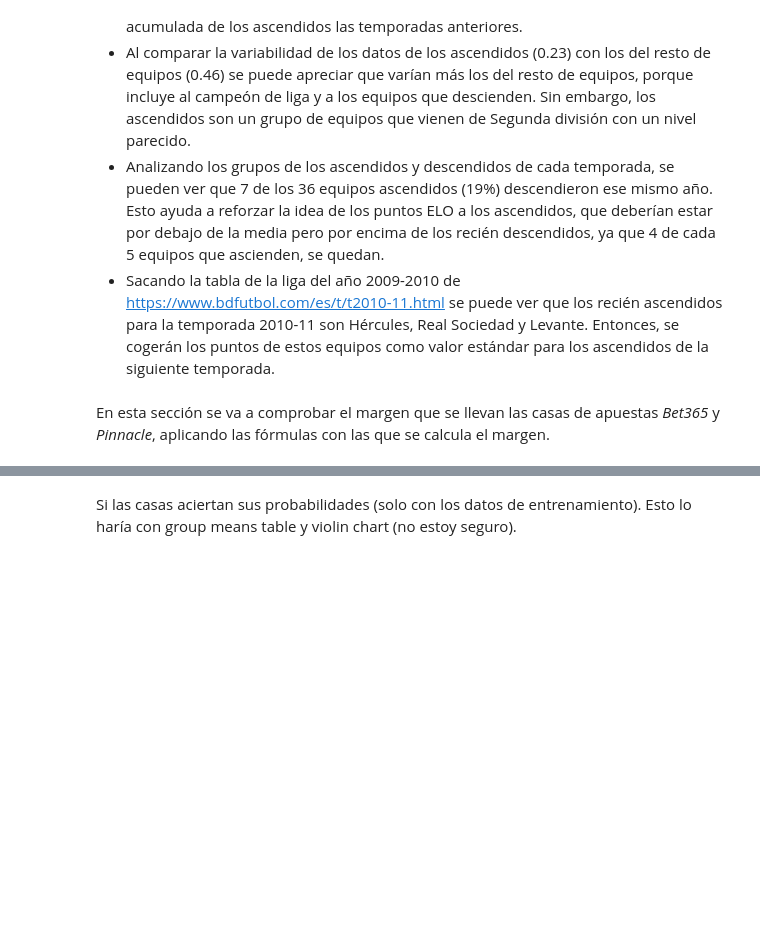
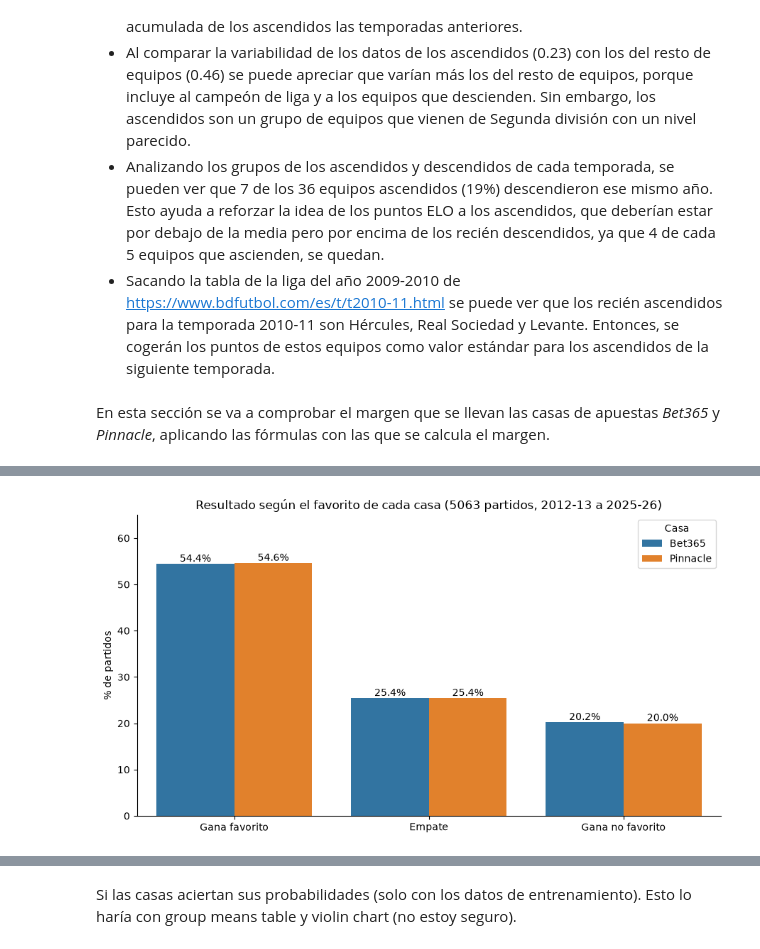
Before and after one commit to nestorm1/C-digo, a Jupyter notebook: main.ipynb, the cells around one changed output, grey strips where cells are left out. Cells and saved outputs as stored; diff of their text form; code cells hidden in the pictures; blank space fills up the shorter version.

```diff
--- a/main.ipynb
+++ b/main.ipynb
@@ -652,0 +736,97 @@ Frecuencia de victoria para el favorito, suponiendo que el favorito es el que ha
+# %%
+cuotas_casa = {"Bet365": ["B365H", "B365D", "B365A"], "Pinnacle": ["PSH", "PSD", "PSA"]}
+
+# partidos sin favorito claro: el empate es favorito o la cuota mínima se repite
+mascara_sin_favorito = pd.Series(False, index=laliga_cuotas.index)
+for casa, cols in cuotas_casa.items(): # solo tiene dos iteraciones
+    cuotas = laliga_cuotas[cols].set_axis(["H", "D", "A"], axis=1) # renombras las columnas para no usar mapeo
+    minimo = cuotas.min(axis=1)
+    minimo_repetido = cuotas.eq(minimo, axis=0).sum(axis=1) > 1 # miras cuantas cuotas son iguales al mínimo = empates de cuota
+    empate_favorito = cuotas["D"] == minimo # si el mínimo es el empate
+    mascara_sin_favorito |= minimo_repetido | empate_favorito  # añades los partidos con alguna de estas condiciones
+
+laliga_favorito = laliga_cuotas[~mascara_sin_favorito].copy()
+print(f"Partidos quitados por no tener un favorito claro: {mascara_sin_favorito.sum()}")
+print(f"Partidos analizados: {len(laliga_favorito)}")
+
+# favorito de cada casa y categoría del resultado
+for casa, cols in cuotas_casa.items():
+    favorito = laliga_favorito[cols].set_axis(["H", "D", "A"], axis=1).idxmin(axis=1) # renombras y sacas favorito de todas los partidos de la misma casa
+    laliga_favorito[f"Favorito {casa}"] = favorito # lo asignas a cada partido
+    laliga_favorito[f"Categoria {casa}"] = np.select([laliga_favorito["FTR"] == favorito, laliga_favorito["FTR"] == "D"], ["Gana favorito", "Empate"], default="Gana no favorito")
+    # np.select funciona como un condicional bloque 1 con bloque 1 y bloque 2 con bloque 2.
+
+largo_favorito = laliga_favorito.melt(id_vars="Temporada", value_vars=[f"Categoria {c}" for c in cuotas_casa], var_name="Casa", value_name="Categoria") # se pasa a formato largo
+largo_favorito["Casa"] = largo_favorito["Casa"].str.replace("Categoria ", "")
+
+orden_favorito = ["Gana favorito", "Empate", "Gana no favorito"]
+partidos_favorito = pd.crosstab(largo_favorito["Categoria"], largo_favorito["Casa"]).reindex(orden_favorito) # cuenta filas de cada combinación (casa y categoría (resultado)) y se ordenan
+porcentaje_favorito = (partidos_favorito / partidos_favorito.sum() * 100).round(1)
+
+tabla_favorito = pd.concat({"Partidos": partidos_favorito, "%": porcentaje_favorito}, axis=1)
+display(tabla_favorito)
+
+# ¿coinciden las dos casas en el favorito?
+coinciden = (laliga_favorito["Favorito Bet365"] == laliga_favorito["Favorito Pinnacle"]).mean() * 100
+print(f"Partidos en los que las dos casas tienen el mismo favorito: {coinciden:.1f} %")
+
+# porcentajes de la tabla en formato largo: una fila por categoría y casa
+barras_favorito = porcentaje_favorito.reset_index().melt(id_vars="Categoria", var_name="Casa", value_name="Porcentaje") # pasa la tabla a una fila por categoría y casa
+
+fig, ax = plt.subplots(figsize=(9, 5))
+sns.barplot(data=barras_favorito, x="Categoria", y="Porcentaje", hue="Casa", order=orden_favorito, ax=ax)
+for contenedor in ax.containers:
+    ax.bar_label(contenedor, fmt="%.1f%%")
+ax.set_ylim(0, 65)
+ax.set_xlabel("")
+ax.set_ylabel("% de partidos")
+ax.set_title(f"Resultado según el favorito de cada casa ({len(laliga_favorito)} partidos, 2012-13 a 2025-26)")
+sns.despine()
+plt.tight_layout()
+fig.savefig("results/favorito_resultado.png", dpi=150)
+plt.show()
+
+# % de aciertos del favorito por temporada y casa
+acierto_temporada = (largo_favorito.assign(Acierta=largo_favorito["Categoria"] == "Gana favorito").groupby(["Temporada", "Casa"])["Acierta"].mean().mul(100).reset_index(name="Porcentaje"))
+# assign crea columna con true si gana el favorito, luego groupby hace un grupo por cada combinación de casa y temporada, calcula la proporción de aciertos en cada grupo y lo pasa a porcentaje.
+
+# referencia: % de victorias locales en los mismos partidos
+local_temporada = (laliga_favorito["FTR"] == "H").groupby(laliga_favorito["Temporada"]).mean().mul(100).reset_index(name="Porcentaje") # hace lo mismo pero para local
+local_temporada["Casa"] = "Siempre al local"
+
+lineas_favorito = pd.concat([acierto_temporada, local_temporada], ignore_index=True)
+
+fig, ax = plt.subplots(figsize=(14, 5))
+sns.lineplot(data=lineas_favorito, x="Temporada", y="Porcentaje", hue="Casa", style="Casa", markers=True, markersize=8, ax=ax)
+temporadas_favorito = sorted(lineas_favorito["Temporada"].unique())
+ax.set_xticks(temporadas_favorito, labels=[f"{2009 + t}-{str(2010 + t)[2:]}" for t in temporadas_favorito])
+ax.set_ylim(30, 65)
+ax.set_xlabel("Temporada")
+ax.set_ylabel("% de aciertos")
+ax.set_title("Aciertos por temporada: apostar siempre al favorito frente a siempre al local")
+ax.legend(title="")
+plt.tight_layout()
+fig.savefig("results/favorito_temporada.png", dpi=150)
+plt.show()
+
+# ¿da dinero apostar 1 € a cada favorito?
+print(f"Cuota mínima para no perder dinero acertando el 54.5 %: {1 / 0.545:.2f}")
+resumen_favorito = {}
+for casa, cols in cuotas_casa.items():
+    cuota_favorito = laliga_favorito[cols].min(axis=1)
+    acierta = laliga_favorito[f"Categoria {casa}"] == "Gana favorito"
+
+    apostado = len(cuota_favorito)
+    devuelto = (cuota_favorito * acierta).sum() # aqui ves la cuota y si se cumple o no True vale 1 y false 0
+
+    resumen_favorito[casa] = {
+        "Cuota media del favorito": cuota_favorito.mean(),
+        "Cuota media cuando acierta": cuota_favorito[acierta].mean(),
+        "Cuota media cuando falla": cuota_favorito[~acierta].mean(),
+        "% de aciertos": acierta.mean() * 100,
+        "ROI (%)": (devuelto - apostado) / apostado * 100,
+    }
+
+tabla_roi_favorito = pd.DataFrame(resumen_favorito)
+display(tabla_roi_favorito.round(2))
+# %% [output]
@@ -652,0 +842 @@ Frecuencia de victoria para el favorito, suponiendo que el favorito es el que ha
+[figure, added]
```
Also changed, not shown: parts of 6 cells of this notebook.
